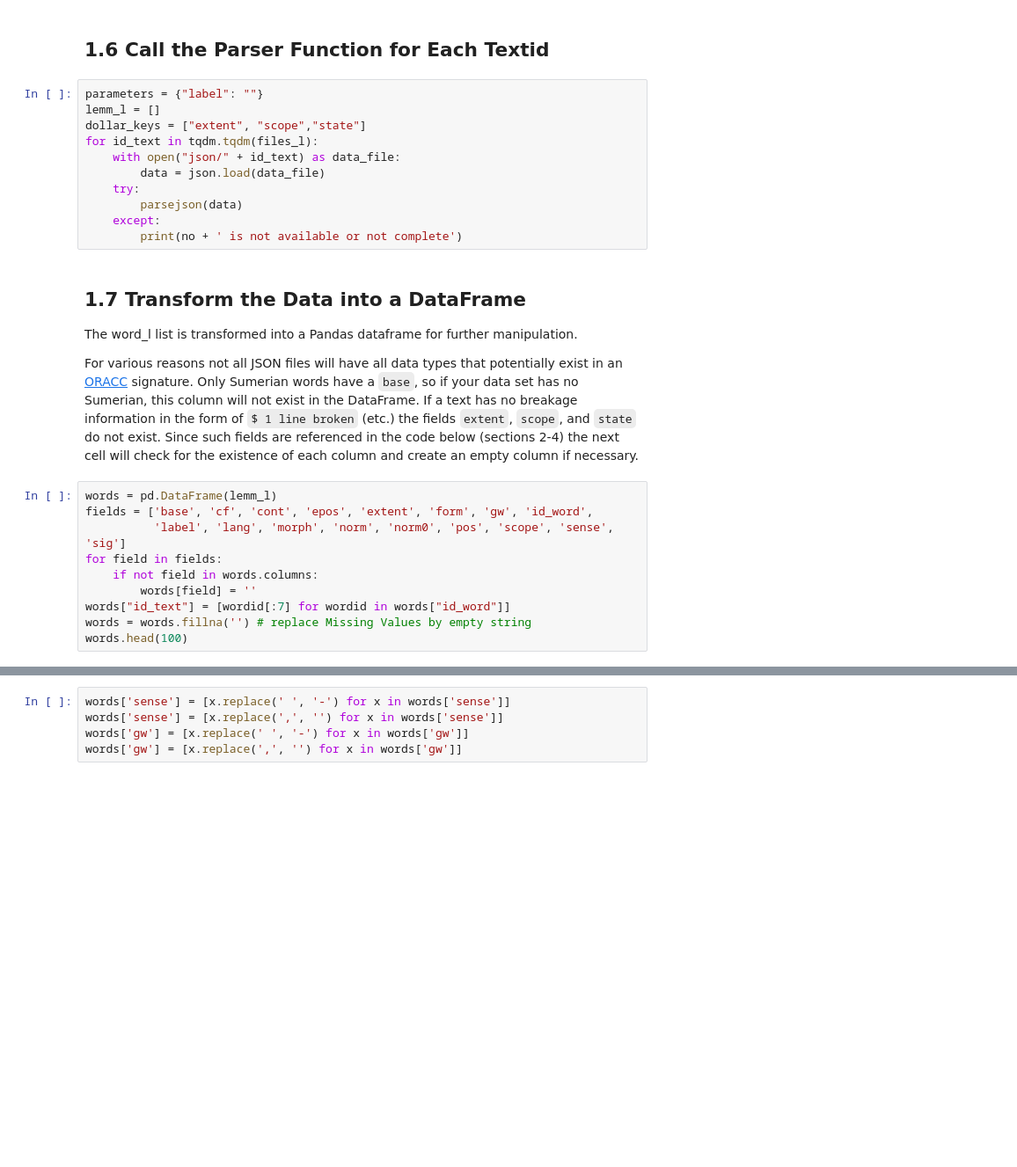
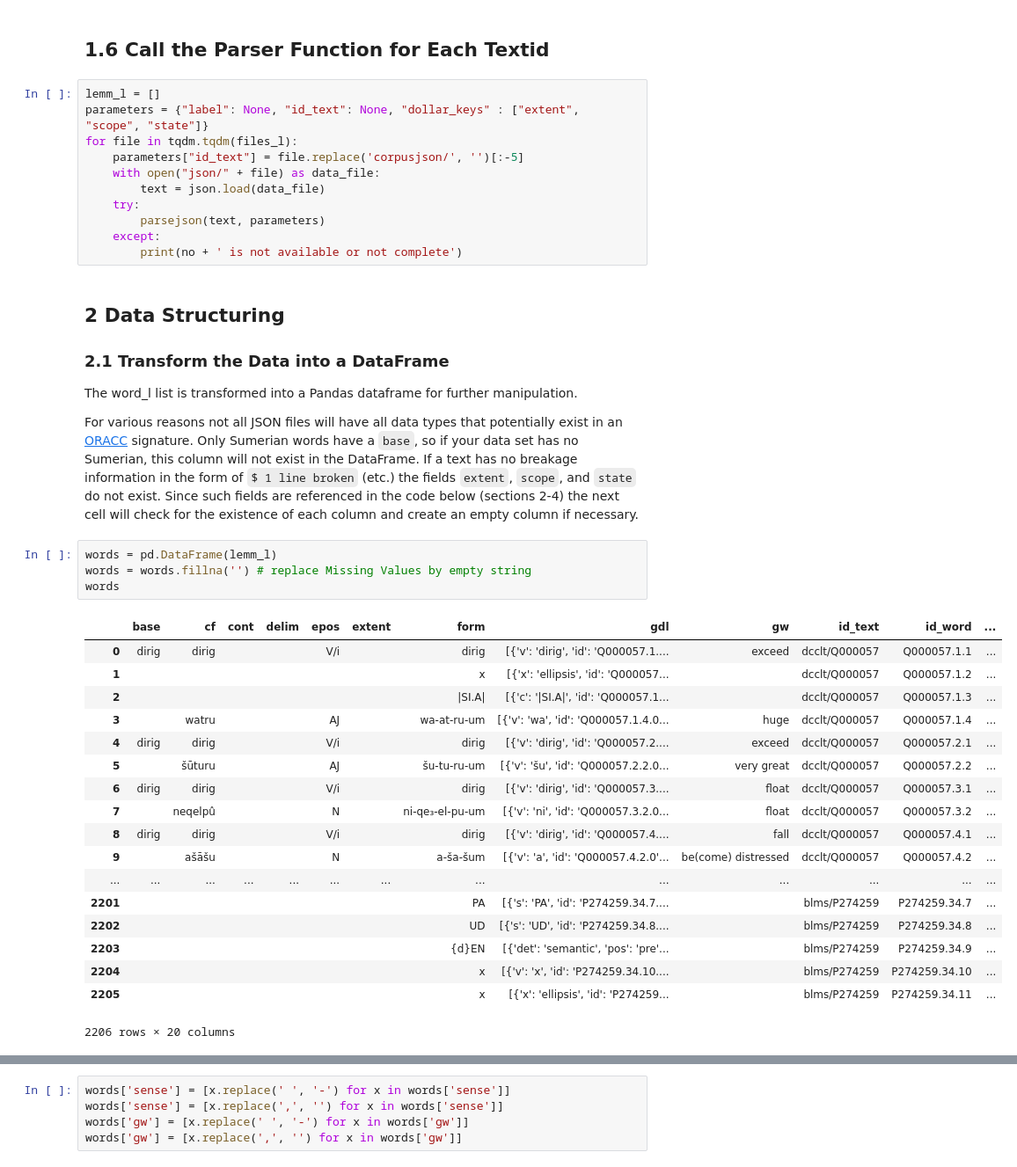
Before and after one commit to niekveldhuis/ORACC-JSON, a Jupyter notebook: Second_JSON_parser.ipynb, the cells around one changed output, grey strips where cells are left out. Shown at 88% size. Drawn from its saved outputs; the diff is of its cells as text; blank space fills up the shorter version.

```diff
--- a/Second_JSON_parser.ipynb
+++ b/Second_JSON_parser.ipynb
@@ -167,29 +174,43 @@ def parsejson(text):
 # %% [markdown]
 ## 1.6 Call the Parser Function for Each Textid
 # %%
-parameters = {"label": ""}
 lemm_l = []
-dollar_keys = ["extent", "scope","state"]
-for id_text in tqdm.tqdm(files_l):
-    with open("json/" + id_text) as data_file:
-        data = json.load(data_file)
+parameters = {"label": None, "id_text": None, "dollar_keys" : ["extent", "scope", "state"]}
+for file in tqdm.tqdm(files_l):
+    parameters["id_text"] = file.replace('corpusjson/', '')[:-5]
+    with open("json/" + file) as data_file:
+        text = json.load(data_file)
     try:
-        parsejson(data)
+        parsejson(text, parameters)
     except:
         print(no + ' is not available or not complete')
 # %% [markdown]
-## 1.7 Transform the Data into a DataFrame
+## 2 Data Structuring
+### 2.1 Transform the Data into a DataFrame
 The word_l list is transformed into a Pandas dataframe for further manipulation.
 
 For various reasons not all JSON files will have all data types that potentially exist in an [ORACC](http://oracc.org) signature. Only Sumerian words have a `base`, so if your data set has no Sumerian, this column will not exist in the DataFrame.  If a text has no breakage information in the form of `$ 1 line broken` (etc.) the fields `extent`, `scope`, and `state` do not exist. Since such fields are referenced in the code below (sections 2-4) the next cell will check for the existence of each column and create an empty column if necessary.
-# %%
-words = pd.DataFrame(lemm_l)
-fields = ['base', 'cf', 'cont', 'epos', 'extent', 'form', 'gw', 'id_word',
-          'label', 'lang', 'morph', 'norm', 'norm0', 'pos', 'scope', 'sense', 'sig']
-for field in fields:
-    if not field in words.columns:
-        words[field] = ''
-words["id_text"] = [wordid[:7] for wordid in words["id_word"]]
-words = words.fillna('') # replace Missing Values by empty string
-words.head(100)
+# %%
+words = pd.DataFrame(lemm_l)
+words = words.fillna('') # replace Missing Values by empty string
+words
+# %% [output]
+|  | base | cf | cont | delim | epos | extent | form | gdl | gw | id_text | id_word | ... |
+| 0 | dirig | dirig |  |  | V/i |  | dirig | [{'v': 'dirig', 'id': 'Q000057.1.... | exceed | dcclt/Q000057 | Q000057.1.1 | ... |
+| 1 |  |  |  |  |  |  | x | [{'x': 'ellipsis', 'id': 'Q000057... |  | dcclt/Q000057 | Q000057.1.2 | ... |
+| 2 |  |  |  |  |  |  | |SI.A| | [{'c': '|SI.A|', 'id': 'Q000057.1... |  | dcclt/Q000057 | Q000057.1.3 | ... |
+| 3 |  | watru |  |  | AJ |  | wa-at-ru-um | [{'v': 'wa', 'id': 'Q000057.1.4.0... | huge | dcclt/Q000057 | Q000057.1.4 | ... |
+| 4 | dirig | dirig |  |  | V/i |  | dirig | [{'v': 'dirig', 'id': 'Q000057.2.... | exceed | dcclt/Q000057 | Q000057.2.1 | ... |
+| 5 |  | šūturu |  |  | AJ |  | šu-tu-ru-um | [{'v': 'šu', 'id': 'Q000057.2.2.0... | very great | dcclt/Q000057 | Q000057.2.2 | ... |
+| 6 | dirig | dirig |  |  | V/i |  | dirig | [{'v': 'dirig', 'id': 'Q000057.3.... | float | dcclt/Q000057 | Q000057.3.1 | ... |
+| 7 |  | neqelpû |  |  | N |  | ni-qe₃-el-pu-um | [{'v': 'ni', 'id': 'Q000057.3.2.0... | float | dcclt/Q000057 | Q000057.3.2 | ... |
+| 8 | dirig | dirig |  |  | V/i |  | dirig | [{'v': 'dirig', 'id': 'Q000057.4.... | fall | dcclt/Q000057 | Q000057.4.1 | ... |
+| 9 |  | ašāšu |  |  | N |  | a-ša-šum | [{'v': 'a', 'id': 'Q000057.4.2.0'... | be(come) distressed | dcclt/Q000057 | Q000057.4.2 | ... |
+| ... | ... | ... | ... | ... | ... | ... | ... | ... | ... | ... | ... | ... |
+| 2201 |  |  |  |  |  |  | PA | [{'s': 'PA', 'id': 'P274259.34.7.... |  | blms/P274259 | P274259.34.7 | ... |
+| 2202 |  |  |  |  |  |  | UD | [{'s': 'UD', 'id': 'P274259.34.8.... |  | blms/P274259 | P274259.34.8 | ... |
+| 2203 |  |  |  |  |  |  | {d}EN | [{'det': 'semantic', 'pos': 'pre'... |  | blms/P274259 | P274259.34.9 | ... |
+| 2204 |  |  |  |  |  |  | x | [{'v': 'x', 'id': 'P274259.34.10.... |  | blms/P274259 | P274259.34.10 | ... |
+| 2205 |  |  |  |  |  |  | x | [{'x': 'ellipsis', 'id': 'P274259... |  | blms/P274259 | P274259.34.11 | ... |
+2206 rows × 20 columns
 # %% [markdown]
```
Also changed, not shown: parts of 39 cells of this notebook, 15 other files.
